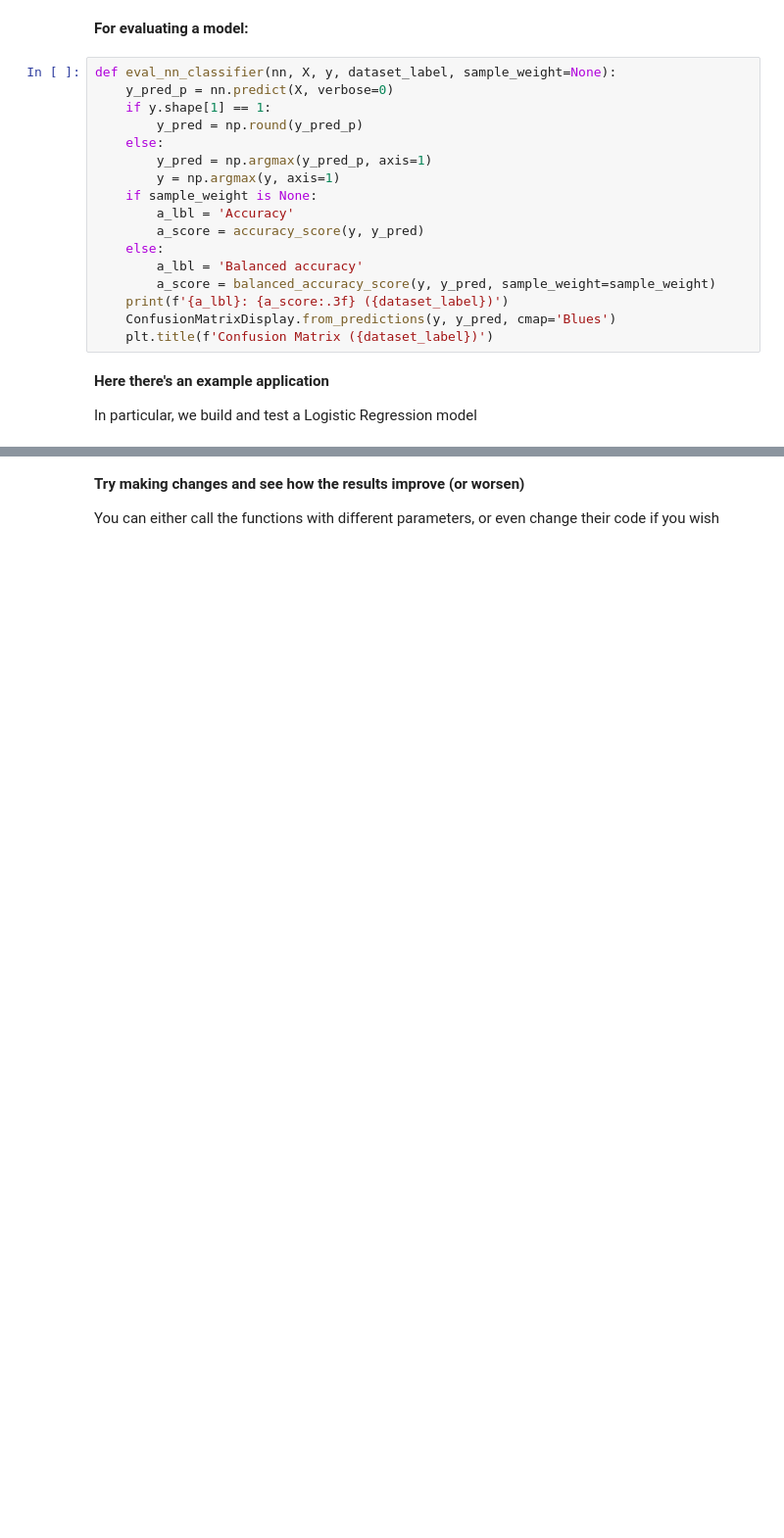
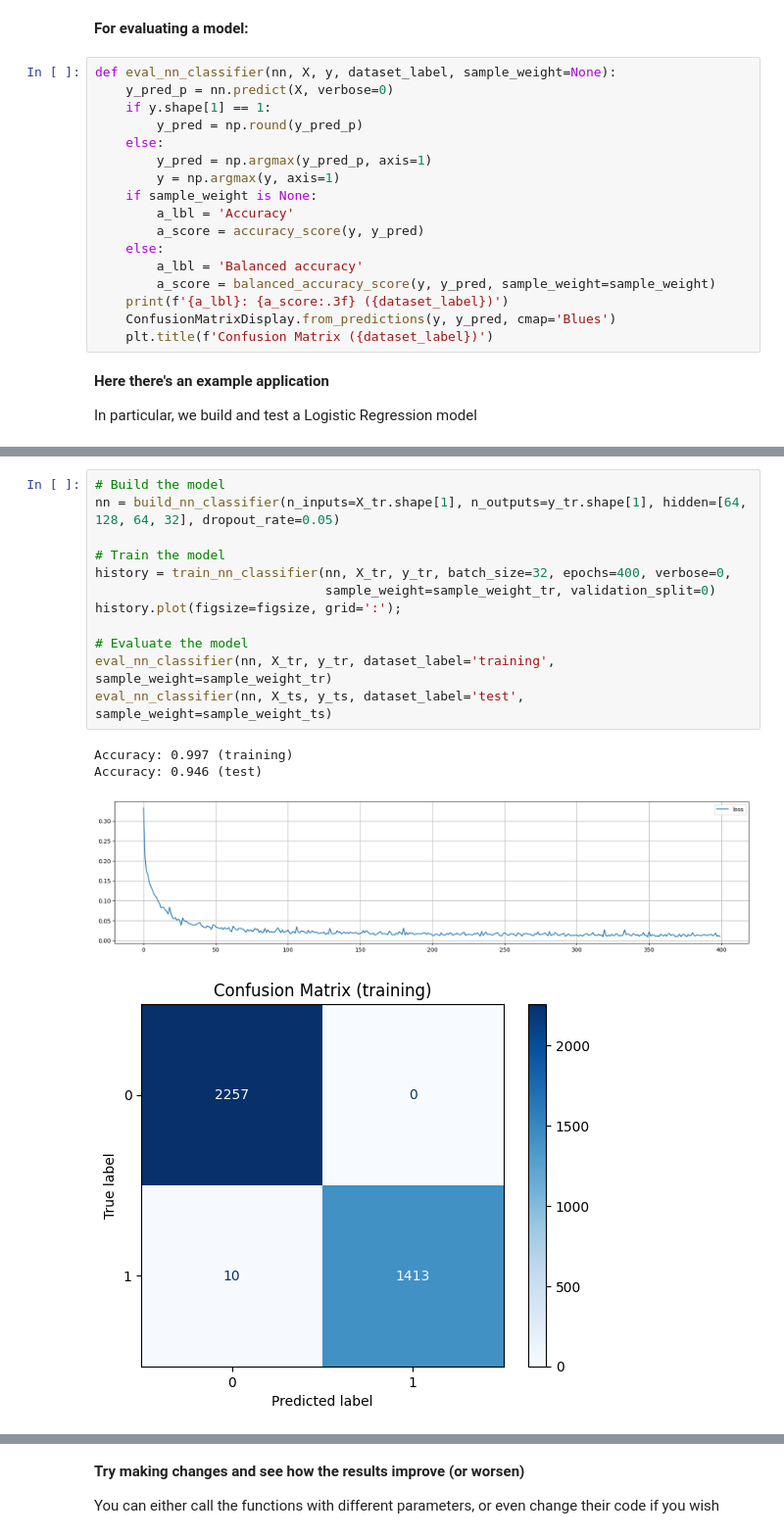
Before and after one commit to labai-2024-2025/part-4, a Jupyter notebook: 04. Exercise - Spam Detection.ipynb, the cells around one changed output, grey strips where cells are left out. Shown: that part at 98% size. Saved outputs shown, nothing was run; the diff lists cells and outputs as text; blank space fills up the shorter version.

```diff
--- a/04. Exercise - Spam Detection.ipynb
+++ b/04. Exercise - Spam Detection.ipynb
@@ -144,3 +144,20 @@ Accuracy: 0.917 (test)
 [figure]
 [figure]
 [figure]
+# %%
+# Build the model
+nn = build_nn_classifier(n_inputs=X_tr.shape[1], n_outputs=y_tr.shape[1], hidden=[64, 128, 64, 32], dropout_rate=0.05)
+
+# Train the model
+history = train_nn_classifier(nn, X_tr, y_tr, batch_size=32, epochs=400, verbose=0,
+                              sample_weight=sample_weight_tr, validation_split=0)
+history.plot(figsize=figsize, grid=':');
+
+# Evaluate the model
+eval_nn_classifier(nn, X_tr, y_tr, dataset_label='training', sample_weight=sample_weight_tr)
+eval_nn_classifier(nn, X_ts, y_ts, dataset_label='test', sample_weight=sample_weight_ts)
+# %% [output]
+Accuracy: 0.997 (training)
+Accuracy: 0.946 (test)
+[figure, added]
+[figure, added]
```
Also changed, not shown: parts of 2 cells of this notebook, 30 other files.
